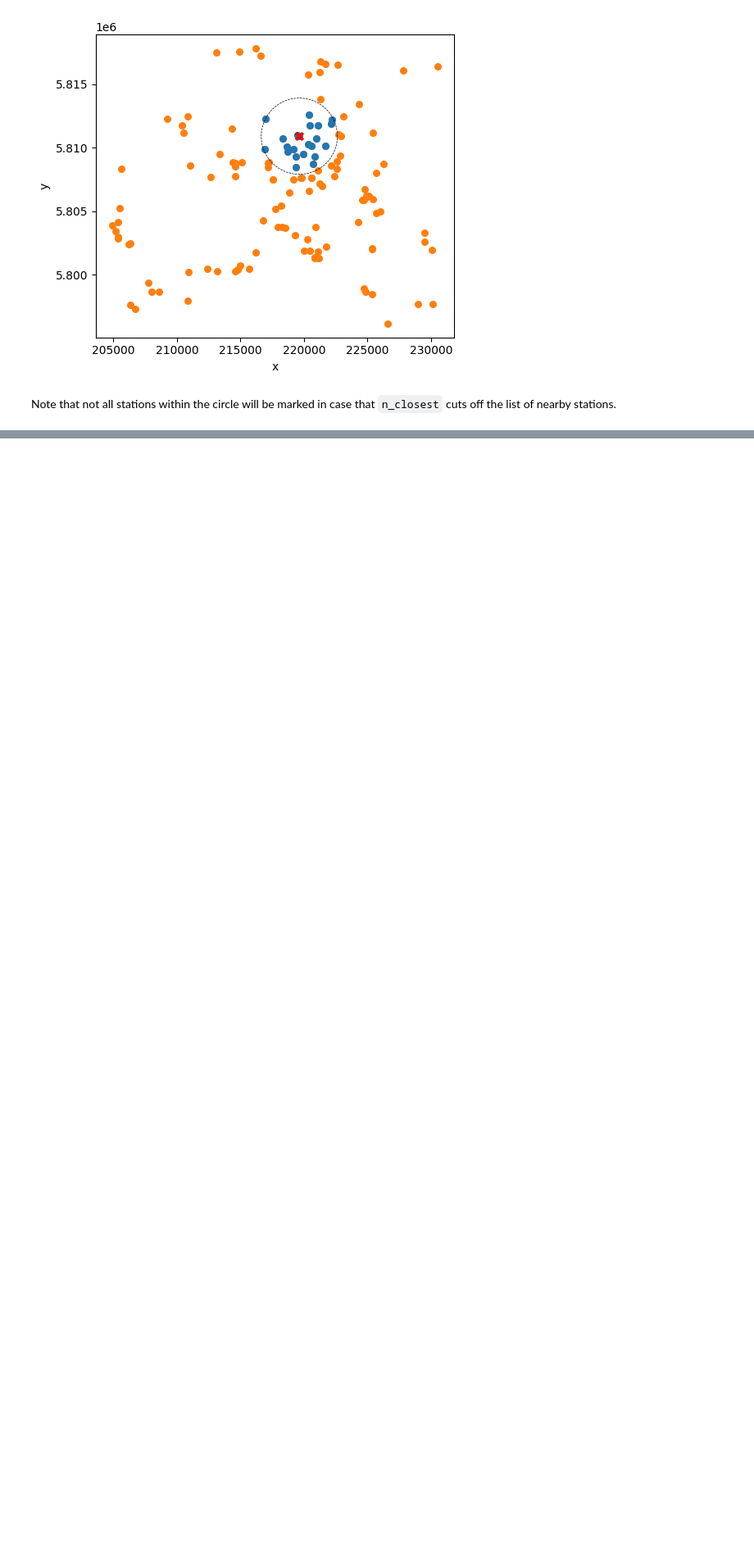
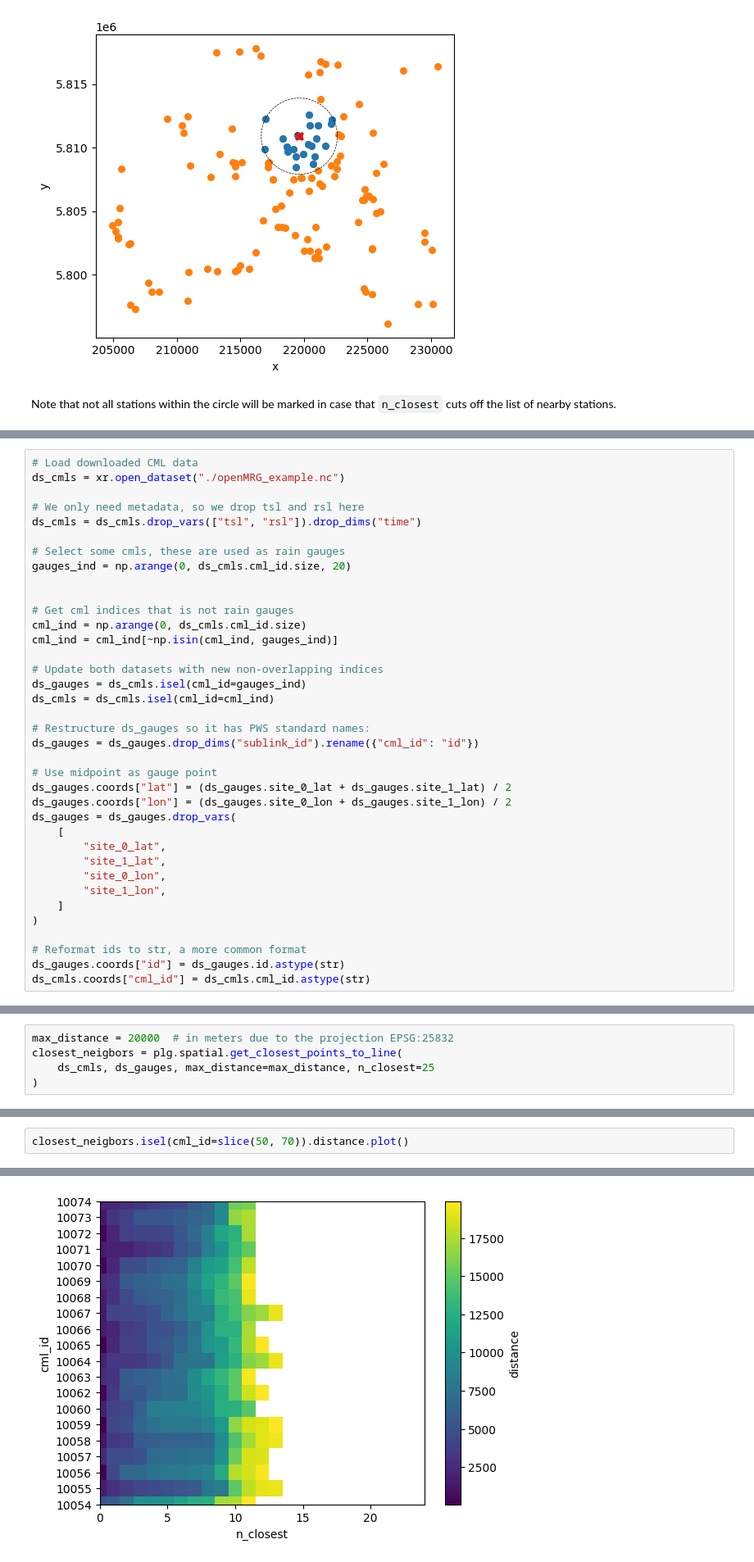
Before and after one commit to OpenSenseAction/poligrain, a Jupyter notebook: docs/notebooks/Calculate_distances.ipynb, the cells around one changed output, grey strips where cells are left out. Shown at 82% size. Cells and saved outputs as stored; diff of their text form; blank space fills up the shorter version.

```diff
--- a/docs/notebooks/Calculate_distances.ipynb
+++ b/docs/notebooks/Calculate_distances.ipynb
@@ -219,0 +234,37 @@ Note that not all stations within the circle will be marked in case that `n_clos
+# %%
+# Load downloaded CML data
+ds_cmls = xr.open_dataset("./openMRG_example.nc")
+
+# We only need metadata, so we drop tsl and rsl here
+ds_cmls = ds_cmls.drop_vars(["tsl", "rsl"]).drop_dims("time")
+
+# Select some cmls, these are used as rain gauges
+gauges_ind = np.arange(0, ds_cmls.cml_id.size, 20)
+
+
+# Get cml indices that is not rain gauges
+cml_ind = np.arange(0, ds_cmls.cml_id.size)
+cml_ind = cml_ind[~np.isin(cml_ind, gauges_ind)]
+
+# Update both datasets with new non-overlapping indices
+ds_gauges = ds_cmls.isel(cml_id=gauges_ind)
+ds_cmls = ds_cmls.isel(cml_id=cml_ind)
+
+# Restructure ds_gauges so it has PWS standard names:
+ds_gauges = ds_gauges.drop_dims("sublink_id").rename({"cml_id": "id"})
+
+# Use midpoint as gauge point
+ds_gauges.coords["lat"] = (ds_gauges.site_0_lat + ds_gauges.site_1_lat) / 2
+ds_gauges.coords["lon"] = (ds_gauges.site_0_lon + ds_gauges.site_1_lon) / 2
+ds_gauges = ds_gauges.drop_vars(
+    [
+        "site_0_lat",
+        "site_1_lat",
+        "site_0_lon",
+        "site_1_lon",
+    ]
+)
+
+# Reformat ids to str, a more common format
+ds_gauges.coords["id"] = ds_gauges.id.astype(str)
+ds_cmls.coords["cml_id"] = ds_cmls.cml_id.astype(str)
@@ -219,0 +295,5 @@ Note that not all stations within the circle will be marked in case that `n_clos
+# %%
+max_distance = 20000  # in meters due to the projection EPSG:25832
+closest_neigbors = plg.spatial.get_closest_points_to_line(
+    ds_cmls, ds_gauges, max_distance=max_distance, n_closest=25
+)
@@ -219,0 +311,3 @@ Note that not all stations within the circle will be marked in case that `n_clos
+# %%
+closest_neigbors.isel(cml_id=slice(50, 70)).distance.plot()
+# %% [output]
@@ -219,0 +315 @@ Note that not all stations within the circle will be marked in case that `n_clos
+[figure, added]
```
Also changed, not shown: parts of 17 cells of this notebook, 3 other files.
